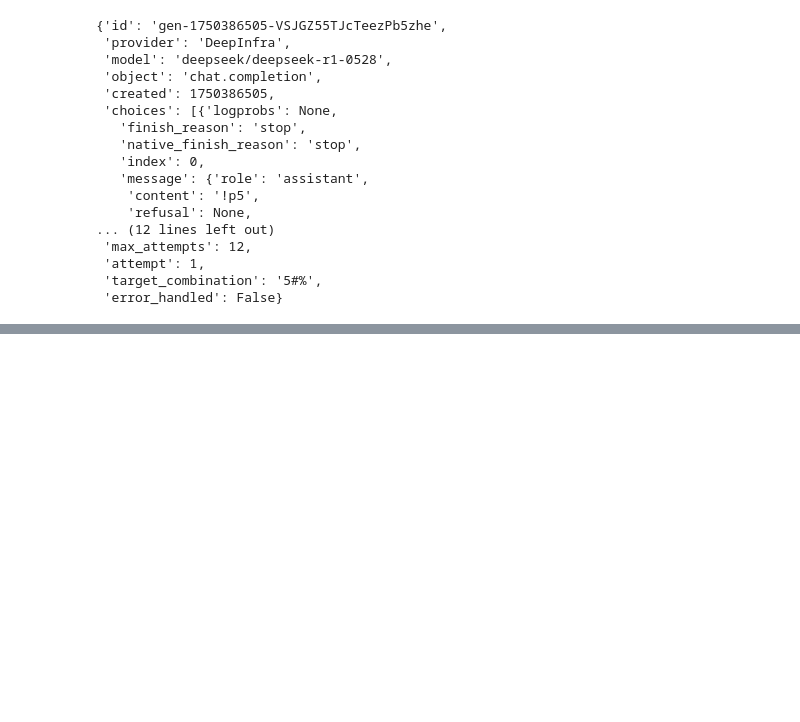
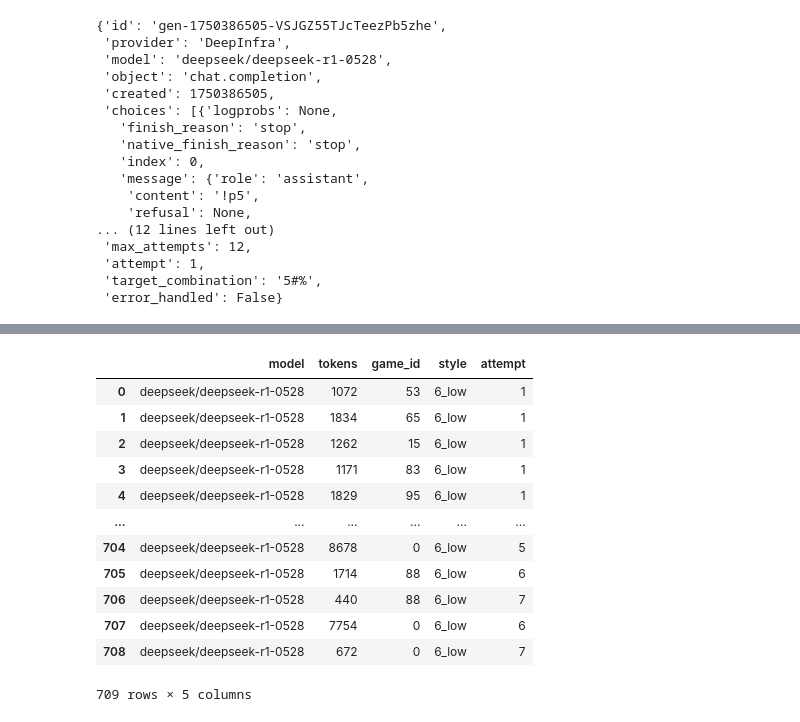
Before and after one commit to jakob-bjorner/optimal-explorer-dev, a Jupyter notebook: reports/2025-06-19_token_efficiency.ipynb, the cells around one changed output, grey strips where cells are left out. Drawn from its saved outputs; the diff is of its cells as text; code cells hidden in the pictures; blank space fills up the shorter version.

```diff
--- a/reports/2025-06-19_token_efficiency.ipynb
+++ b/reports/2025-06-19_token_efficiency.ipynb
@@ -280 +300,17 @@ Processing DeepSeek R1...
+# %%
+games_df
+# %% [output]
+|  | model | tokens | game_id | style | attempt |
+| 0 | deepseek/deepseek-r1-0528 | 1072 | 53 | 6_low | 1 |
+| 1 | deepseek/deepseek-r1-0528 | 1834 | 65 | 6_low | 1 |
+| 2 | deepseek/deepseek-r1-0528 | 1262 | 15 | 6_low | 1 |
+| 3 | deepseek/deepseek-r1-0528 | 1171 | 83 | 6_low | 1 |
+| 4 | deepseek/deepseek-r1-0528 | 1829 | 95 | 6_low | 1 |
+| ... | ... | ... | ... | ... | ... |
+| 704 | deepseek/deepseek-r1-0528 | 8678 | 0 | 6_low | 5 |
+| 705 | deepseek/deepseek-r1-0528 | 1714 | 88 | 6_low | 6 |
+| 706 | deepseek/deepseek-r1-0528 | 440 | 88 | 6_low | 7 |
+| 707 | deepseek/deepseek-r1-0528 | 7754 | 0 | 6_low | 6 |
+| 708 | deepseek/deepseek-r1-0528 | 672 | 0 | 6_low | 7 |
+709 rows × 5 columns
 # %%
```
Also changed, not shown: parts of 3 cells of this notebook, 5 other files.
